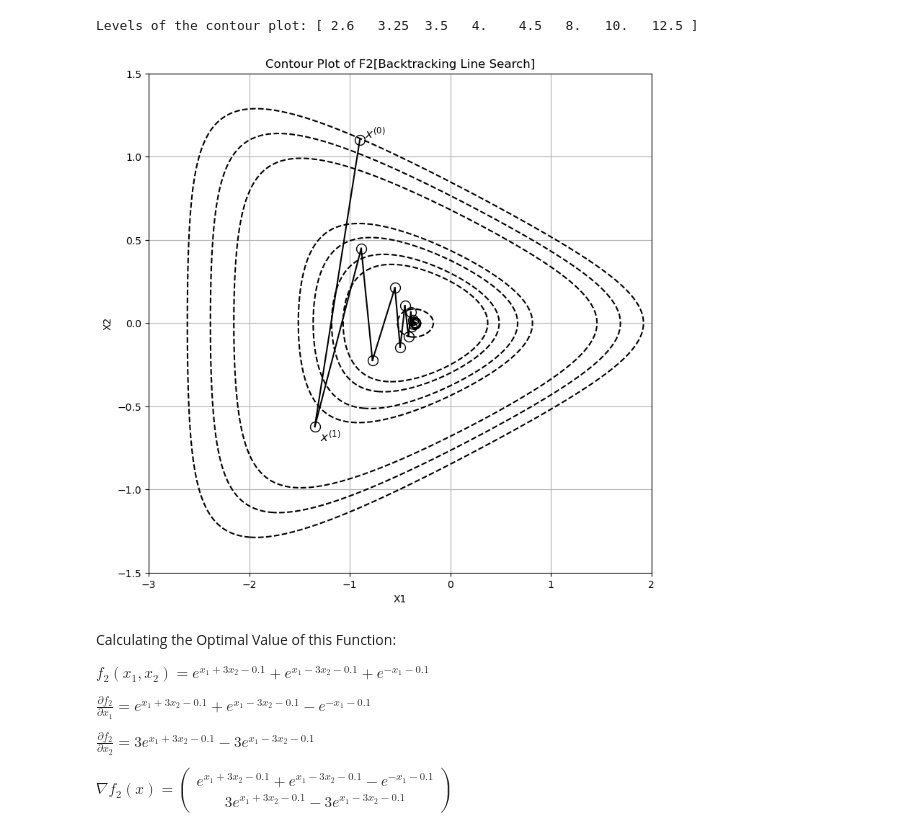
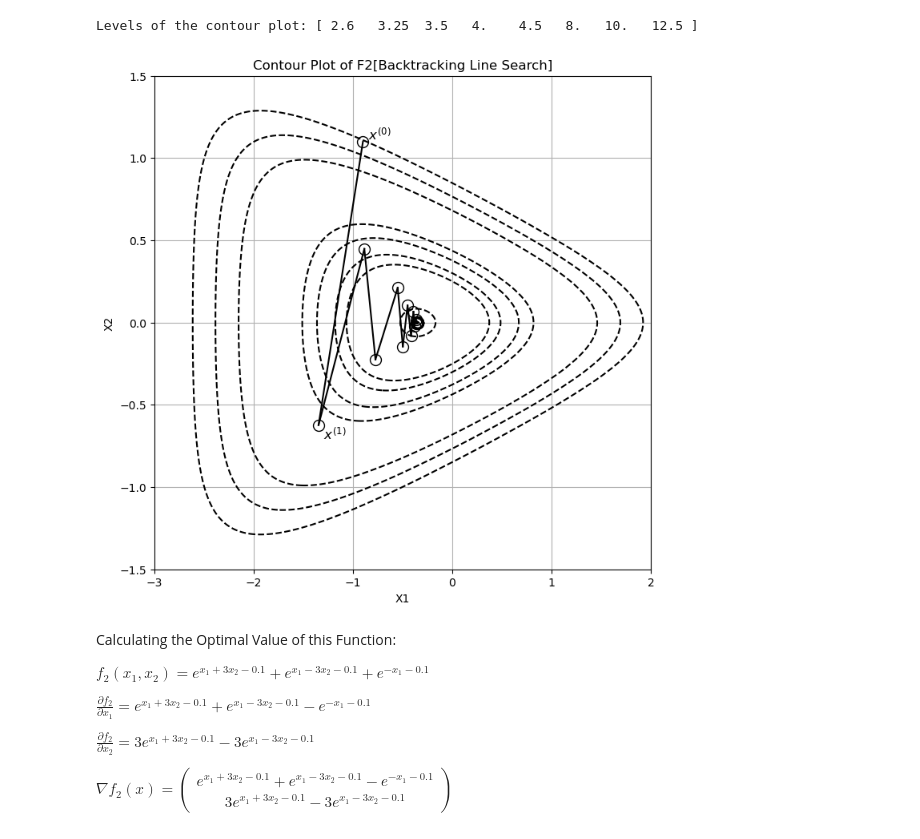
Before and after one commit to Ravi-Raghavan/ConvexOptimization, a Jupyter notebook: Homework #4 - Part 2.ipynb, the cells around one changed output. Cells and saved outputs as stored; diff of their text form; code cells hidden in the pictures.

```diff
--- a/Homework #4 - Part 2.ipynb
+++ b/Homework #4 - Part 2.ipynb
@@ -652,35 +652,35 @@ def f2_plot(x1, x2):
     C = np.exp((-1 * x1) - 0.1)
 
     return A + B + C
 
 #given points on the contour grid, get function values
 F = f2_plot(X1, X2)
 
 #set figure size
-plt.figure(figsize = (9, 9))
+plt.figure(figsize = (8, 8))
 
 #plot f2 backtracking iterates
 for point in f2_backtracking_iterates:
     plt.plot(point[0, 0], point[1, 0], 'o', markersize=10, color='black', markerfacecolor='none')
 
 #label x^(0) and x^(1)
 offset = 0.05
 plt.text(f2_backtracking_iterates[0][0, 0] + offset, f2_backtracking_iterates[0][1, 0], r'$x^{(0)}$', fontsize=12, color='black', va='bottom', ha='left')
 plt.text(f2_backtracking_iterates[1][0, 0] + offset, f2_backtracking_iterates[1][1, 0] - 2 * offset, r'$x^{(1)}$', fontsize=12, color='black', va='bottom', ha='left')
 
 #Connect iterates via a line
 for i in range(len(f2_backtracking_iterates)-1):
     plt.plot([f2_backtracking_iterates[i][0, 0], f2_backtracking_iterates[i+1][0, 0]], [f2_backtracking_iterates[i][1, 0], f2_backtracking_iterates[i+1][1, 0]], color='black', linestyle='-')
 
 #Plot contours
 plt.contour(X1, X2, F, levels = [2.6, 3.25, 3.5, 4, 4.5, 8, 10, 12.5], colors='black', linestyles='dashed')
 plt.xlabel('X1')
 plt.ylabel('X2')
 plt.title('Contour Plot of F2[Backtracking Line Search]')
 plt.grid(True)
 plt.show()
 # %% [output]
-[figure, old version]
+[figure, new version]
 # %% [markdown]
 Calculating the Optimal Value of this Function:
 
```
Also changed, not shown: parts of 9 cells of this notebook.
